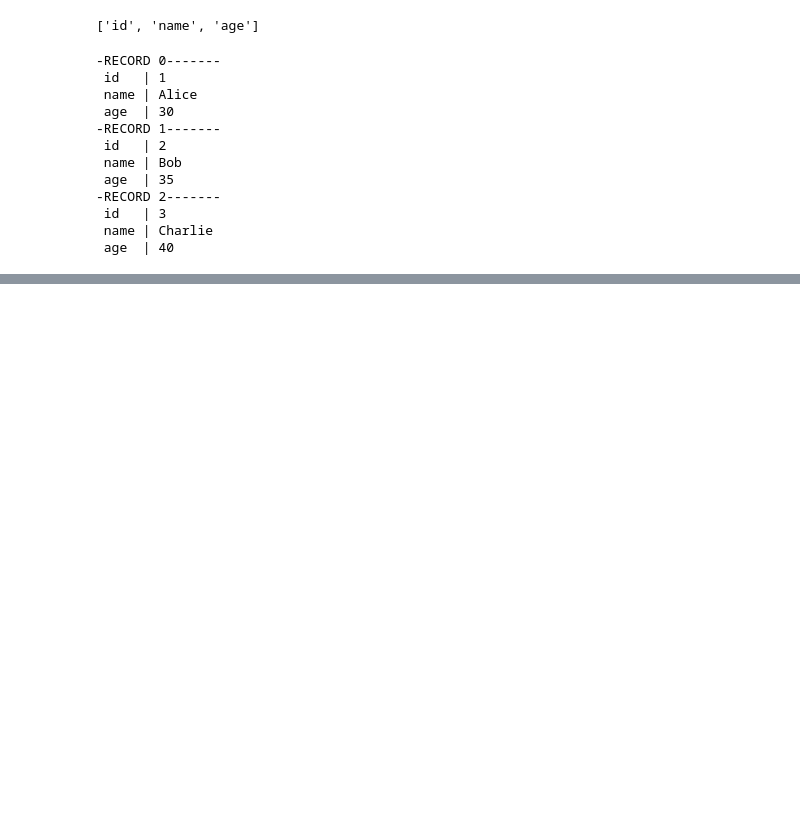
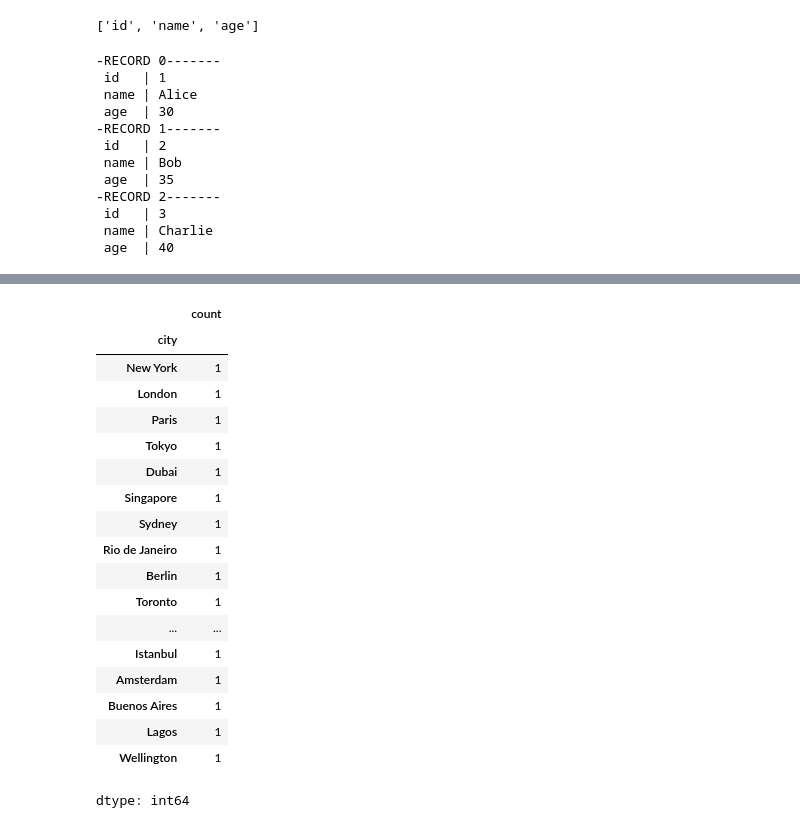
Before and after one commit to Deborshi1998/python-snippets, a Jupyter notebook: Spark.ipynb, the cells around one changed output, grey strips where cells are left out. Cells and saved outputs as stored; diff of their text form; code cells hidden in the pictures; blank space fills up the shorter version.

```diff
--- a/Spark.ipynb
+++ b/Spark.ipynb
@@ -112,0 +365,22 @@ df_pandas.show(vertical=True)
+# %%
+pd_hotels['city'].value_counts()
+# %% [output]
+|  | count |
+| city |  |
+| New York | 1 |
+| London | 1 |
+| Paris | 1 |
+| Tokyo | 1 |
+| Dubai | 1 |
+| Singapore | 1 |
+| Sydney | 1 |
+| Rio de Janeiro | 1 |
+| Berlin | 1 |
+| Toronto | 1 |
+| ... | ... |
+| Istanbul | 1 |
+| Amsterdam | 1 |
+| Buenos Aires | 1 |
+| Lagos | 1 |
+| Wellington | 1 |
+dtype: int64
```
Also changed, not shown: parts of 64 cells of this notebook.
